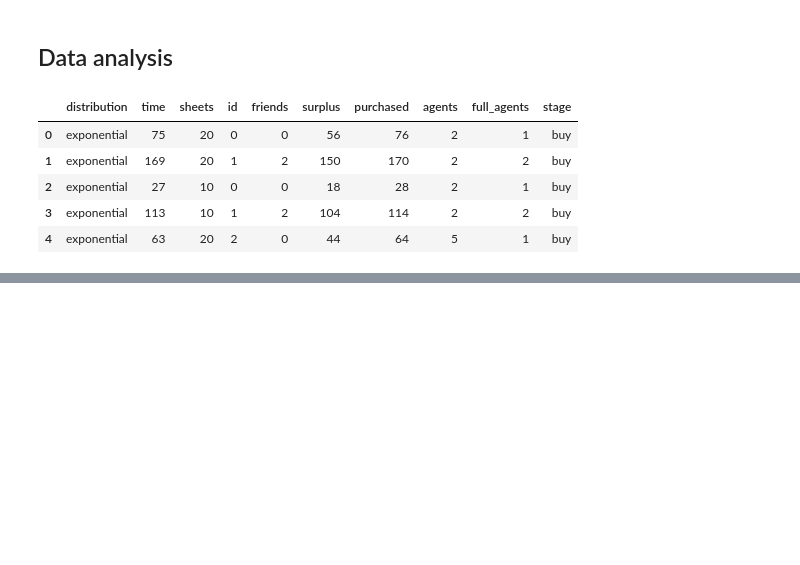
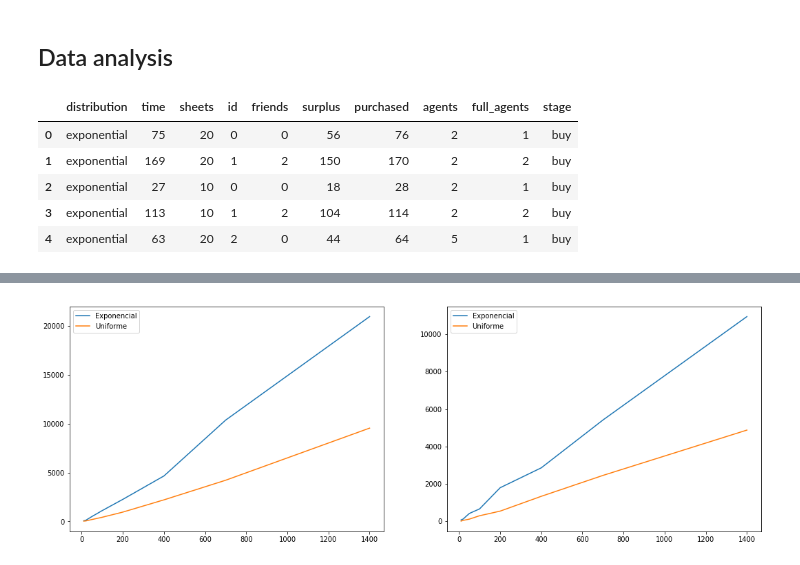
Before and after one commit to fstovarr/stochastic-models, a Jupyter notebook: exams/second/GlueSheetsProblem/analysis_results.ipynb, the cells around one changed output, grey strips where cells are left out. Saved outputs shown, nothing was run; the diff lists cells and outputs as text; code cells hidden in the pictures; blank space fills up the shorter version.

```diff
--- a/exams/second/GlueSheetsProblem/analysis_results.ipynb
+++ b/exams/second/GlueSheetsProblem/analysis_results.ipynb
@@ -115,0 +141,3 @@ exp[(exp['agents'] == 2) | (exp['agents'] == 10) | (exp['agents'] == 50)][["time
+# %%
+exp = exp[(exp['agents'] == 2) | (exp['agents'] == 10) | (exp['agents'] == 50)][["purchased", "surplus", "agents", "distribution", "sheets"]].groupby(['agents', 'distribution', 'sheets']).mean()
+exp
@@ -115,0 +163,3 @@ exp[(exp['agents'] == 2) | (exp['agents'] == 10) | (exp['agents'] == 50)][["time
+# %%
+uni = uni[(uni['agents'] == 2) | (uni['agents'] == 10) | (uni['agents'] == 50)][["purchased", "surplus", "agents", "distribution", "sheets"]].groupby(['agents', 'distribution', 'sheets']).mean()
+uni
@@ -119,0 +209,17 @@ final
+# %%
+agents = [2, 10]
+figs, axs = plt.subplots(1, 2, figsize=(18,6))
+_uni = uni.reset_index()
+_exp = exp.reset_index()
+
+for (i, agent) in enumerate(agents):
+    _uni_p = _uni[_uni["agents"] == agent]
+    _uni_p = _uni_p[["sheets", "purchased"]].groupby("sheets").mean()
+    _exp_p = _exp[_exp["agents"] == agent]
+    _exp_p = _exp_p[["sheets", "purchased"]].groupby("sheets").mean()
+
+    axs[i].plot(_exp_p.index, _exp_p["purchased"], label="Exponencial")
+    axs[i].plot(_uni_p.index, _uni_p["purchased"], label="Uniforme")
+    axs[i].legend()
+# %% [output]
+[figure, added]
```
Also changed, not shown: parts of 8 cells of this notebook, 3 other files.
